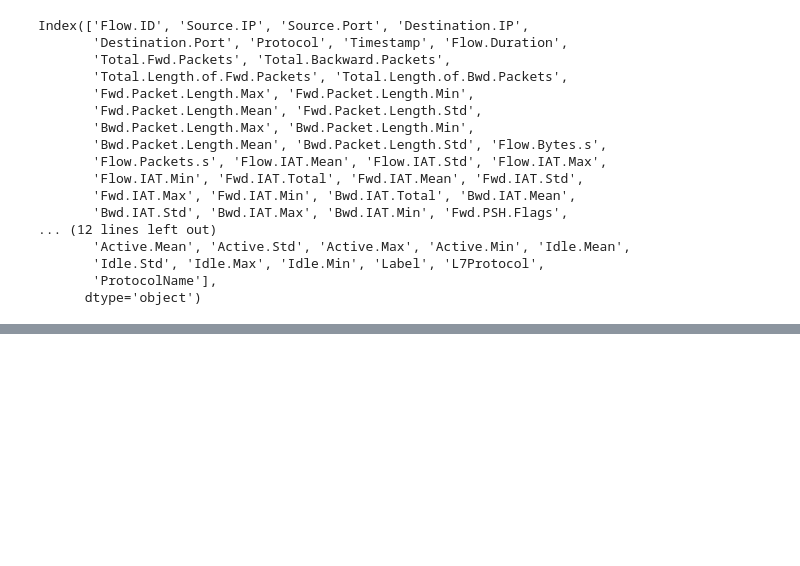
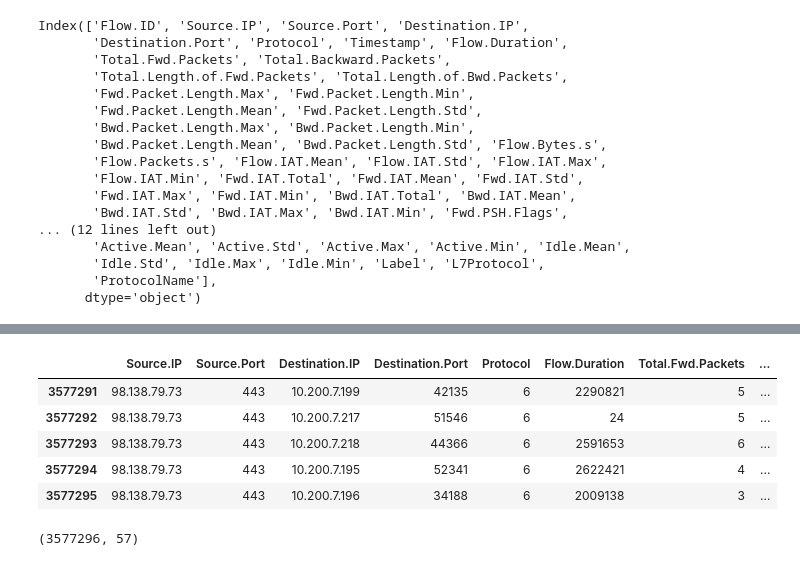
Before and after one commit to AiJared/IP-Network-Traffic-Flows, a Jupyter notebook: IP Network Traffic Flows.ipynb, the cells around one changed output, grey strips where cells are left out. Saved outputs shown, nothing was run; the diff lists cells and outputs as text; code cells hidden in the pictures; blank space fills up the shorter version.

```diff
--- a/IP Network Traffic Flows.ipynb
+++ b/IP Network Traffic Flows.ipynb
@@ -103,0 +132,13 @@ Index(['Flow.ID', 'Source.IP', 'Source.Port', 'Destination.IP',
+# %%
+df_subset.tail()
+# %% [output]
+|  | Source.IP | Source.Port | Destination.IP | Destination.Port | Protocol | Flow.Duration | Total.Fwd.Packets | ... |
+| 3577291 | 98.138.79.73 | 443 | 10.200.7.199 | 42135 | 6 | 2290821 | 5 | ... |
+| 3577292 | 98.138.79.73 | 443 | 10.200.7.217 | 51546 | 6 | 24 | 5 | ... |
+| 3577293 | 98.138.79.73 | 443 | 10.200.7.218 | 44366 | 6 | 2591653 | 6 | ... |
+| 3577294 | 98.138.79.73 | 443 | 10.200.7.195 | 52341 | 6 | 2622421 | 4 | ... |
+| 3577295 | 98.138.79.73 | 443 | 10.200.7.196 | 34188 | 6 | 2009138 | 3 | ... |
+# %%
+df_subset.shape
+# %% [output]
+(3577296, 57)
```
Also changed, not shown: parts of 1 cell of this notebook.
